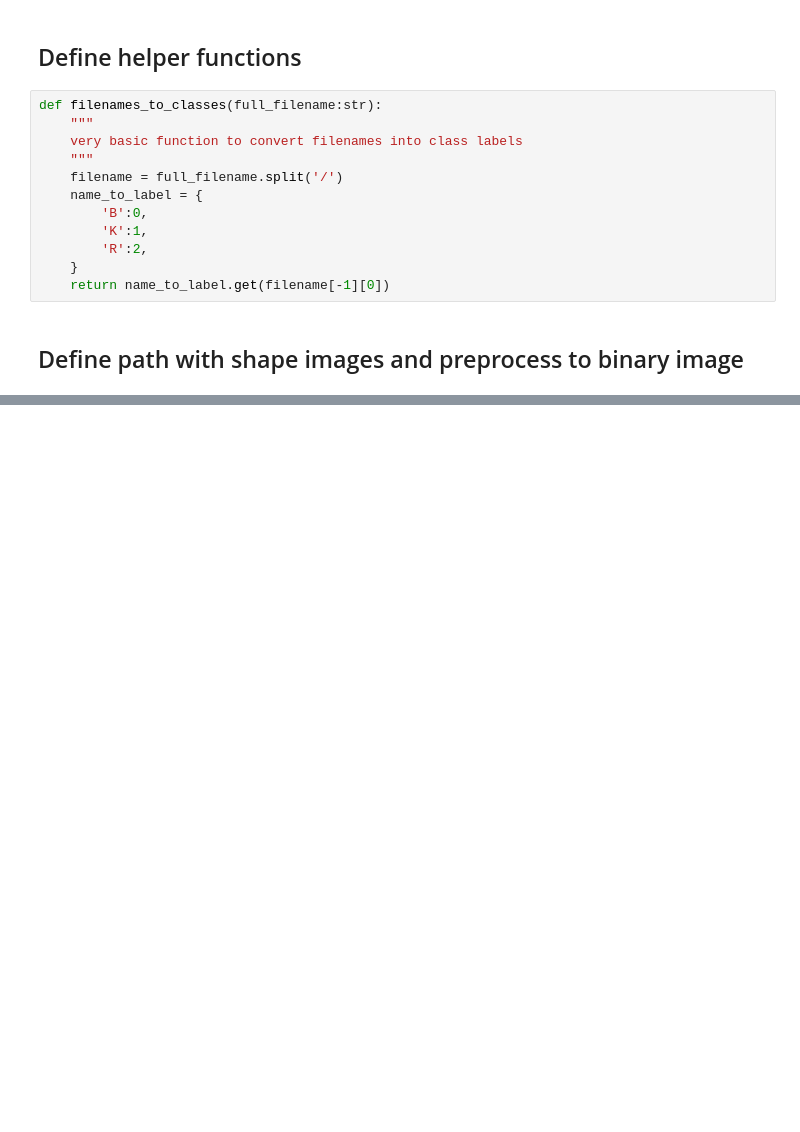
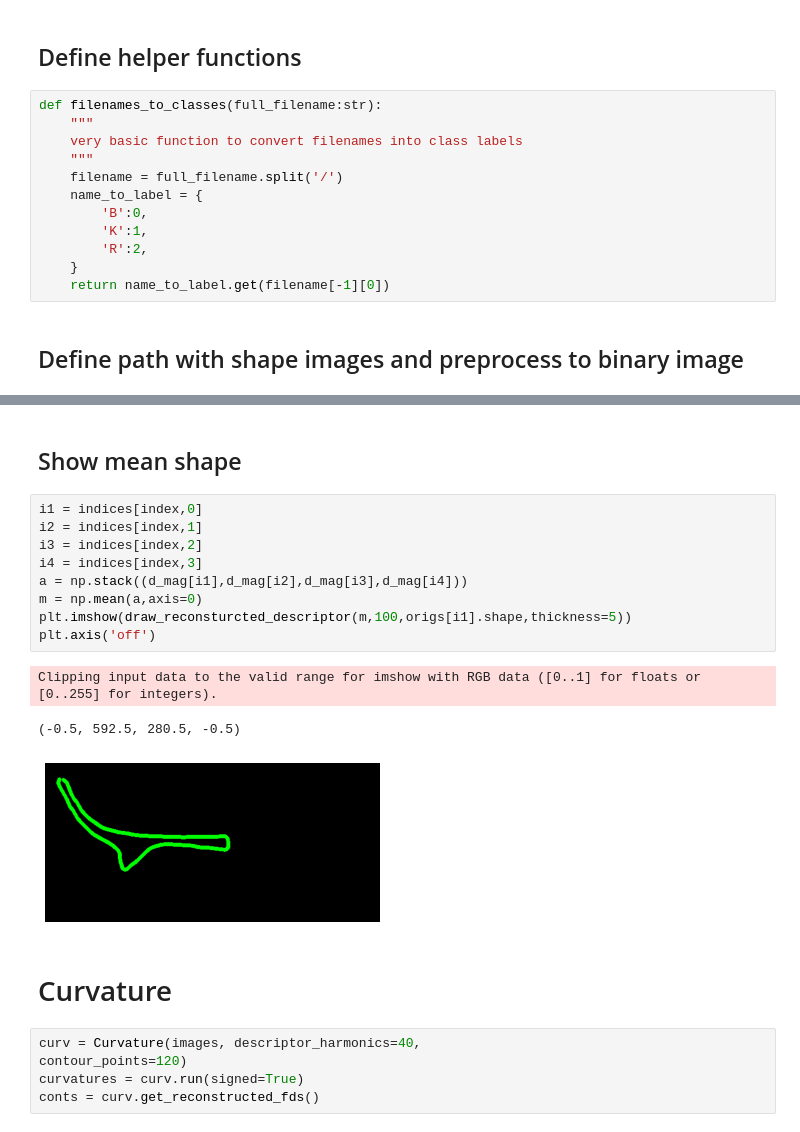
Before and after one commit to michaelkihm/Ceramic_Profiles, a Jupyter notebook: ShapeTopology.ipynb, the cells around one changed output, grey strips where cells are left out. Cells and saved outputs as stored; diff of their text form; blank space fills up the shorter version.

```diff
--- a/ShapeTopology.ipynb
+++ b/ShapeTopology.ipynb
@@ -40,0 +134,22 @@ assert len(labels) == len(descriptors)
+# %% [markdown]
+## Show mean shape
+# %%
+i1 = indices[index,0]
+i2 = indices[index,1]
+i3 = indices[index,2]
+i4 = indices[index,3]
+a = np.stack((d_mag[i1],d_mag[i2],d_mag[i3],d_mag[i4]))
+m = np.mean(a,axis=0)
+plt.imshow(draw_reconsturcted_descriptor(m,100,origs[i1].shape,thickness=5))
+plt.axis('off')
+# %% [output]
+Clipping input data to the valid range for imshow with RGB data ([0..1] for floats or [0..255] for integers).
+(-0.5, 592.5, 280.5, -0.5)
+[figure, added]
+# %% [markdown]
+# Curvature
+# %%
+curv = Curvature(images, descriptor_harmonics=40,
+contour_points=120)
+curvatures = curv.run(signed=True)
+conts = curv.get_reconstructed_fds()
```
Also changed, not shown: parts of 21 cells of this notebook.
